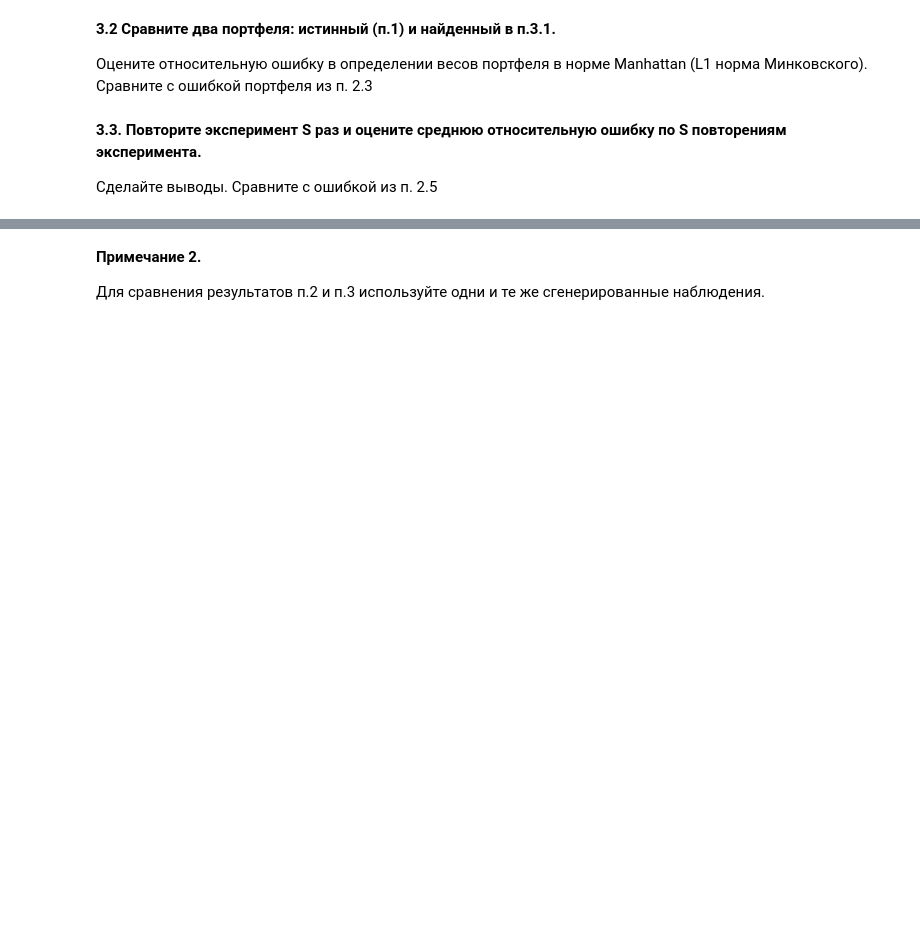
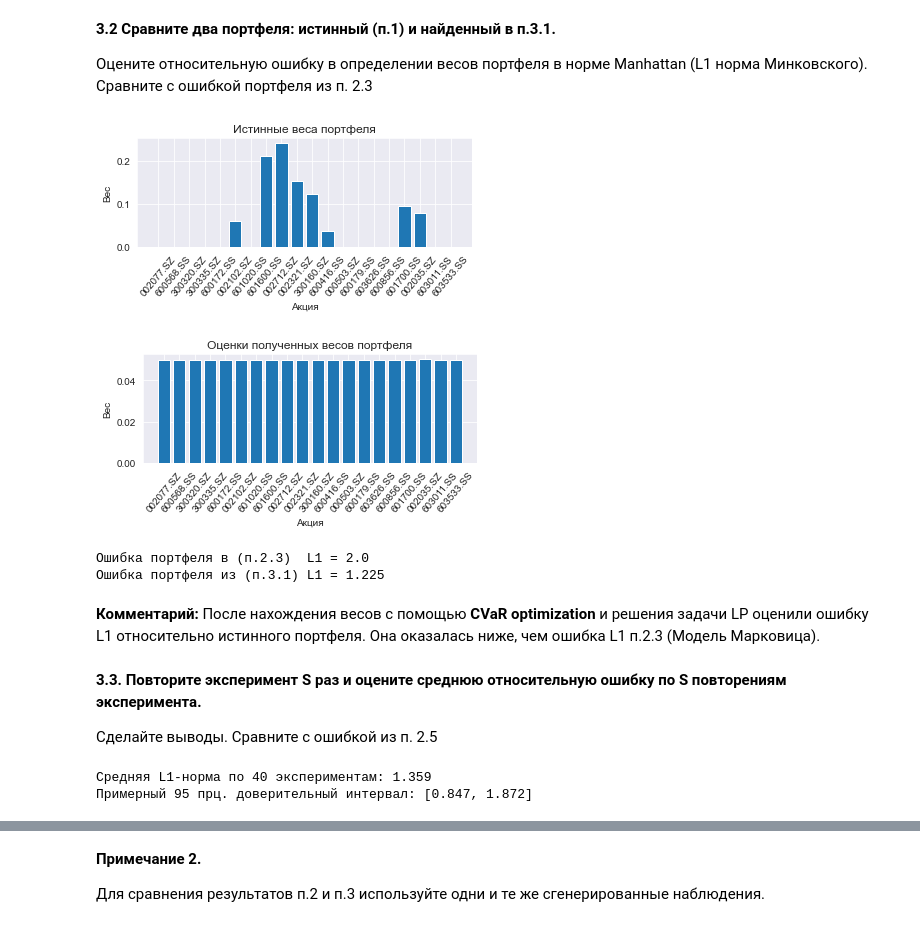
Before and after one commit to CodeSopranos/lab-3-financial-operations, a Jupyter notebook: report.ipynb, the cells around one changed output, grey strips where cells are left out. Drawn from its saved outputs; the diff is of its cells as text; code cells hidden in the pictures; blank space fills up the shorter version.

```diff
--- a/report.ipynb
+++ b/report.ipynb
@@ -516,6 +597,25 @@ pass
 **3.2 Сравните два портфеля: истинный (п.1) и найденный в п.3.1.**
 
 Оцените относительную ошибку в определении весов портфеля в норме Manhattan (L1 норма Минковского). Сравните с ошибкой портфеля из п. 2.3
+# %%
+plot_weights_histogram(X, selected20)
+plt.title('Истинные веса портфеля')
+plt.show()
+plot_weights_histogram(X_est_cvar, selected20)
+plt.title('Оценки полученных весов портфеля')
+pass
+# %% [output]
+[figure, added]
+[figure, added]
+# %%
+L1_cvar = np.around(np.linalg.norm(X - X_est_cvar, ord=1), 3)
+L1_est = np.around(np.linalg.norm(X - X_est, ord=1),3)
+print("Ошибка портфеля в (п.2.3)  L1 = {}\nОшибка портфеля из (п.3.1) L1 = {}".format(L1_est, L1_cvar, ))
+# %% [output]
+Ошибка портфеля в (п.2.3)  L1 = 2.0
+Ошибка портфеля из (п.3.1) L1 = 1.225
+# %% [markdown]
+**Комментарий:** После нахождения весов с помощью **CVaR optimization** и решения задачи LP оценили ошибку L1 относительно истинного портфеля. Она оказалась ниже, чем ошибка L1 п.2.3 (Модель Марковица).
 # %% [markdown]
 **3.3. Повторите эксперимент S раз и оцените среднюю относительную ошибку по S повторениям эксперимента.**
 
@@ -522,0 +635,10 @@ pass
+# %%
+l1_norms_cvar = [experiment['L1-norm'] for experiment in experiments_with_cvar]
+l1_norms_mean_cvar  = np.mean(l1_norms_cvar)
+l1_norms_std_cvar  = np.std(l1_norms_cvar)
+print('Средняя L1-норма по %d экспериментам: %.3f' % (S, l1_norms_mean_cvar))
+print('Примерный 95 прц. доверительный интервал: [%.3f, %.3f]' %
+      (l1_norms_mean_cvar - 2*l1_norms_std_cvar, l1_norms_mean_cvar + 2*l1_norms_std_cvar))
+# %% [output]
+Средняя L1-норма по 40 экспериментам: 1.359
+Примерный 95 прц. доверительный интервал: [0.847, 1.872]
```
Also changed, not shown: parts of 23 cells of this notebook.
